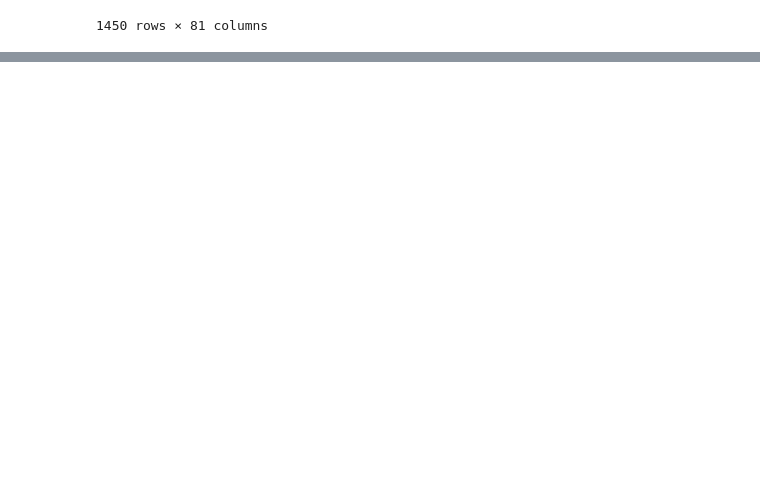
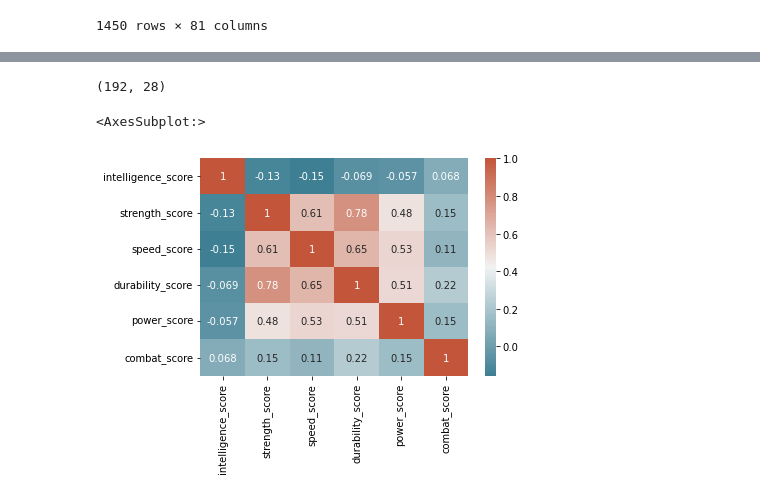
Before and after one commit to data301-2021-winter1/project-group04-project, a Jupyter notebook: notebooks/analysis3.ipynb, the cells around one changed output, grey strips where cells are left out. Drawn from its saved outputs; the diff is of its cells as text; code cells hidden in the pictures; blank space fills up the shorter version.

```diff
--- a/notebooks/analysis3.ipynb
+++ b/notebooks/analysis3.ipynb
@@ -40,0 +95,2 @@ superheroes
+# %%
+superheroes_cleaned = superheroes.copy().drop(["has_flight","has_intelligence", "has_marksmanship", "has_invulnerability", "has_stealth", "has_accelerated_healing", "has_weapons_master", "has_reflexes", "has_super_speed", "has_durability", "has_stamina", "has_agility", "has_super_strength", "has_regeneration","has_immortality","has_teleportation","has_force_fields","has_energy_manipulation","has_endurance", "has_longevity","has_weapon-based_powers","has_energy_blasts","has_enhanced_senses","has_shapeshifting","has_heat_resistance","has_jump","has_self-sustenance","has_energy_absorption","has_cold_resistance","has_magic","has_telekinesis","has_toxin_and_disease_resistance","has_telepathy","has_dimensional_travel","has_element_control","has_size_changing","has_fire_resistance","has_fire_control","has_dexterity","has_reality_warping","has_illusions","has_energy_beams","has_peak_human_condition","hair_color","skin_color","img","has_electrokinesis","has_energy_constructs","has_mind_control_resistance","has_matter_manipulation","has_telepathy_resistance","has_mind_control","has_enhanced_hearing"],axis=1)
@@ -40,0 +148,11 @@ superheroes
+# %%
+superheroes_cleaned = superheroes_cleaned.dropna(axis=0)
+superheroes_cleaned.shape
+# %% [output]
+(192, 28)
+# %%
+corr = superheroes_cleaned.corr()
+sns.heatmap(corr, xticklabels=corr.columns, yticklabels=corr.columns, annot=True, cmap=sns.diverging_palette(220, 20, as_cmap=True))
+# %% [output]
+<AxesSubplot:>
+[figure, added]
```
Also changed, not shown: parts of 12 cells of this notebook.
